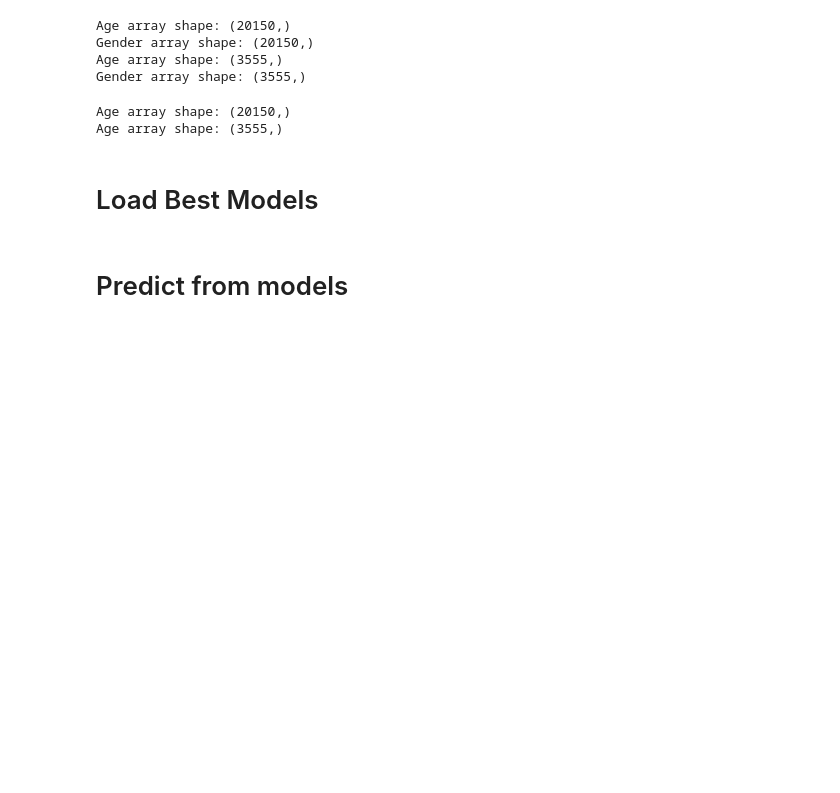
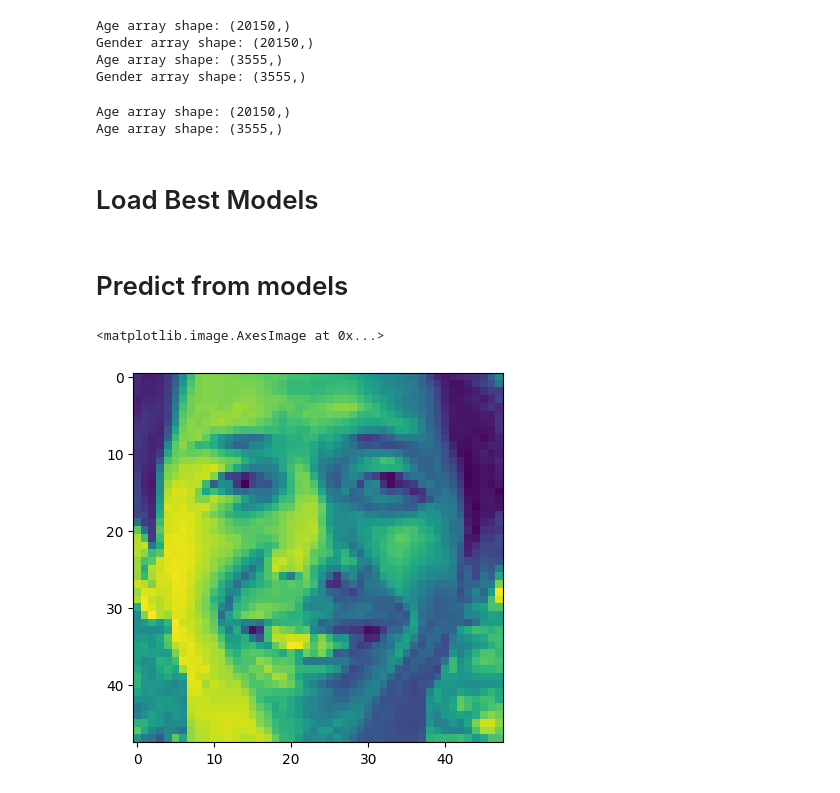
Before and after one commit to mking2014/final-4449-king, a Jupyter notebook: make_predictions.ipynb, the cells around one changed output. Drawn from its saved outputs; the diff is of its cells as text; code cells hidden in the pictures; blank space fills up the shorter version.

```diff
--- a/make_predictions.ipynb
+++ b/make_predictions.ipynb
@@ -221,5 +221,10 @@ def predict_gender(label, img):
   # print(f"Predicted gender: {gender_map[np.argmax(m_prediction, axis = 1)[0]]}")
 
   return
+# %%
+plt.imshow(np.array(test['pixels'].loc[int(pred.index.values)]).reshape(48, 48))
+# %% [output]
+<matplotlib.image.AxesImage at 0x...>
+[figure, added]
 # %%
 pred = test.sample()
```
Also changed, not shown: parts of 3 cells of this notebook.
